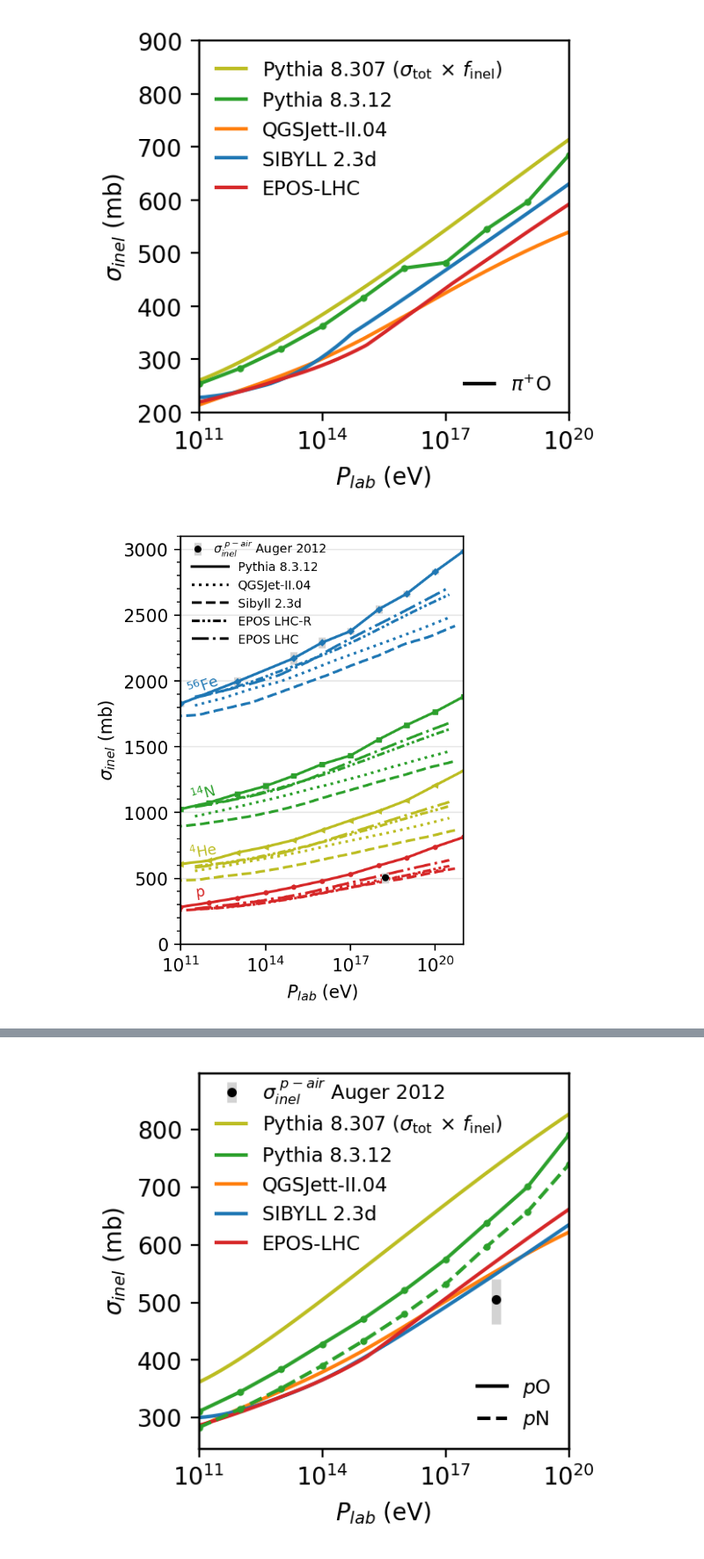
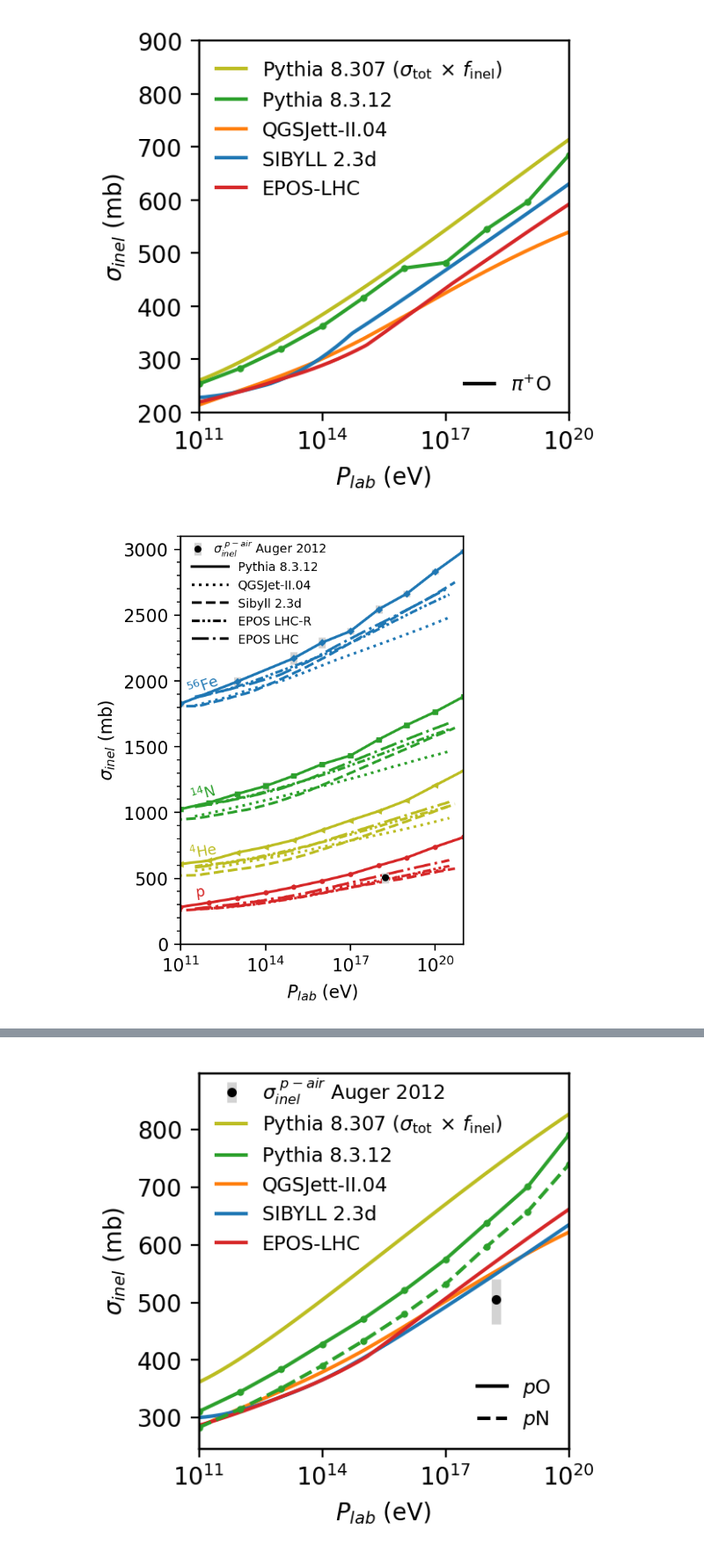
Before and after one commit to gaudu/pythia8312, a Jupyter notebook: examples/pythia8312_xsec_plotting.ipynb, the cells around one changed output, grey strips where cells are left out. Shown at 88% size. Cells and saved outputs as stored; diff of their text form; code cells hidden in the pictures.

```diff
--- a/examples/pythia8312_xsec_plotting.ipynb
+++ b/examples/pythia8312_xsec_plotting.ipynb
@@ -73,9 +73,9 @@ xs_pip_O_py8311_err = [0.049, 0.147, 0.108, 0.170, 0.168, 0.186, 0.116, 0.116, 0
 # %%
 df_sib = pd.read_csv('sig-h-nitrogen-new.out', delim_whitespace=True, header=None, skiprows=22)
 elab_sib = df_sib[1]
-xs_He_N_sib = df_sib[4]
-xs_N_N_sib = df_sib[6]
-xs_Fe_N_sib = df_sib[10]
+xs_He_N_sib = df_sib[4]+df_sib[5]
+xs_N_N_sib = df_sib[6]+df_sib[7]
+xs_Fe_N_sib = df_sib[10]+df_sib[11]
 
 df_sib_new = pd.read_csv('sig-h-nitrogen-new-new.out', delim_whitespace=True, header=None, skiprows=23)
 elab_sib_2 = df_sib_new[1]
@@ -407,32 +407,32 @@ ax.errorbar(p_N_dataframe['elab']*1e9, p_N_dataframe['sig_inel'], yerr=p_N_dataf
 ax.plot((10 ** elab_sib_2)*1e9, xs_p_N_sib, "--", color="tab:red")
 ax.plot(xs_p_N_eposlhc[0]*1e9, xs_p_N_eposlhc[1], "-.", color="tab:red")
 ax.plot(xs_p_N_eposlhcr[0]*1e9, xs_p_N_eposlhcr[1], linestyle=((0, (3, 1, 1, 1, 1, 1))), color="tab:red")
 ax.plot(xs_p_N_qgsjetII04[0]*1e9, xs_p_N_qgsjetII04[1], ':', color="tab:red")
 #ax.plot([None], [None], ls='-', color="tab:red", label="p")
 ax.text(10 ** 11.7, 360, "p", fontsize="small", ha='center', color='tab:red', rotation=8)
 
 ax.plot([None], [None], "-", color="black", label="Pythia 8.3.12")
 ax.plot([None], [None], ":", color="black", label="QGSJet-II.04")
 ax.plot([None], [None], "--", color="black", label="Sibyll 2.3d")
 ax.plot([None], [None], linestyle=(0, (3, 1, 1, 1, 1, 1)), color="black", label="EPOS LHC-R")
 ax.plot([None], [None], "-.", color="black", label="EPOS LHC")
 
 #ax.text(10 ** 20, 200, "X $^{14}$N", fontsize="small", ha='center', color='black')
 ax.legend(loc='upper left', bbox_to_anchor=(0, 0.965), fontsize="x-small", frameon=False, handlelength=3)
 
-ax.grid(visible=True, which='major', axis='y', alpha=0.3)
+#ax.grid(visible=True, which='major', axis='y', alpha=0.3)
 ax.set_yticks([0, 500, 1000, 1500, 2000, 2500, 3000])
 ax.set_yticks(range(0, 3200, 100), minor=True)
 ax.yaxis.set_ticks_position('both')
 ax.tick_params(axis='y', which='both', labelright=False)
 
 ax2 = ax.twinx()
 ax2.set_ylim(ax.get_ylim())
 ax2.get_yaxis().set_visible(False)
 ax2.errorbar(10**18.24, 505, yerr=[[pair_total_error_neg], [pair_total_error_pos]], c='black', fmt='o', ms=3, ecolor='lightgrey', elinewidth=4, label="$\sigma^{\\ p-air}_{inel}$ Auger 2012")
 ax2.legend(loc='upper left', bbox_to_anchor=(0, 1.02), fontsize="x-small", frameon=False, handlelength=1)
 
 fig.tight_layout()
 fig.savefig("xs_inel_XN.png", dpi=400)
 # %% [output]
-[figure, old version]
+[figure, new version]
```
Also changed, not shown: parts of 1 cell of this notebook.
